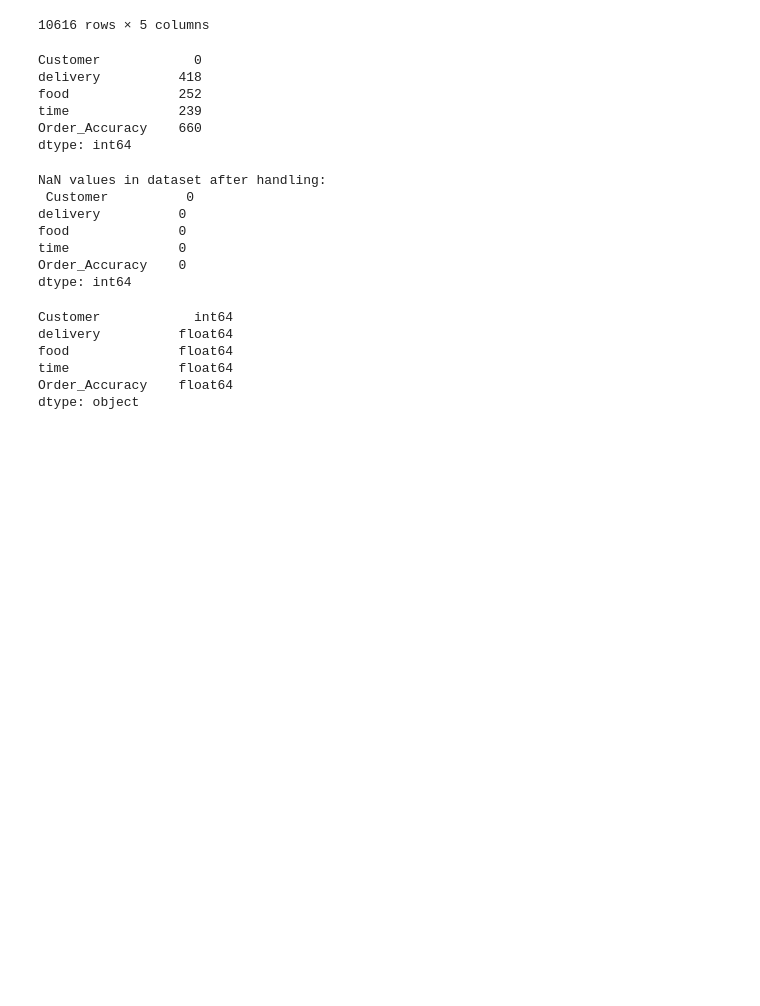
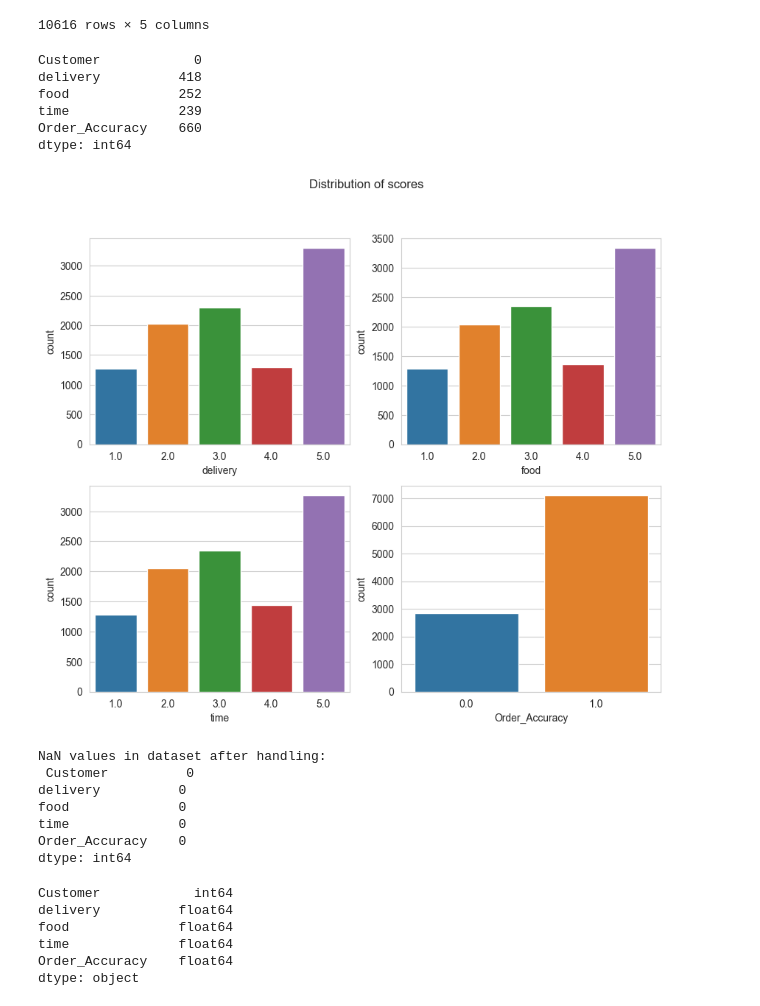
Before and after one commit to t1pen/MeXEE402_Midterms_StephenGabrielAlojado_JairusSunga, a Jupyter notebook: Logistic Regression/logistic_regression.ipynb, the cells around one changed output. Cells and saved outputs as stored; diff of their text form; code cells hidden in the pictures; blank space fills up the shorter version.

```diff
--- a/Logistic Regression/logistic_regression.ipynb
+++ b/Logistic Regression/logistic_regression.ipynb
@@ -66,6 +66,23 @@ food              252
 time              239
 Order_Accuracy    660
 dtype: int64
+# %%
+import seaborn as sns
+import matplotlib.pyplot as plt
+
+sns.set_style('whitegrid')
+fig, ax = plt.subplots(2, 2, figsize=(10, 8))
+
+# Use countplot with 'viridis' palette, assigning the 'x' variable to 'hue' and setting legend=False
+sns.countplot(data=dataset, x='delivery', hue='delivery', ax=ax[0, 0], palette='tab10', legend=False)
+sns.countplot(data=dataset, x='food', hue='food', ax=ax[0, 1], palette='tab10', legend=False)
+sns.countplot(data=dataset, x='time', hue='time', ax=ax[1, 0], palette='tab10', legend=False)
+sns.countplot(data=dataset, x='Order_Accuracy', hue='Order_Accuracy', ax=ax[1, 1], palette='tab10', legend=False)
+
+plt.suptitle('Distribution of scores')
+plt.show()
+# %% [output]
+[figure, added]
 # %%
 # Fill NaN values in each column with the median of that column
 for col in dataset:
```
Also changed, not shown: parts of 1 cell of this notebook, 2 other files.
